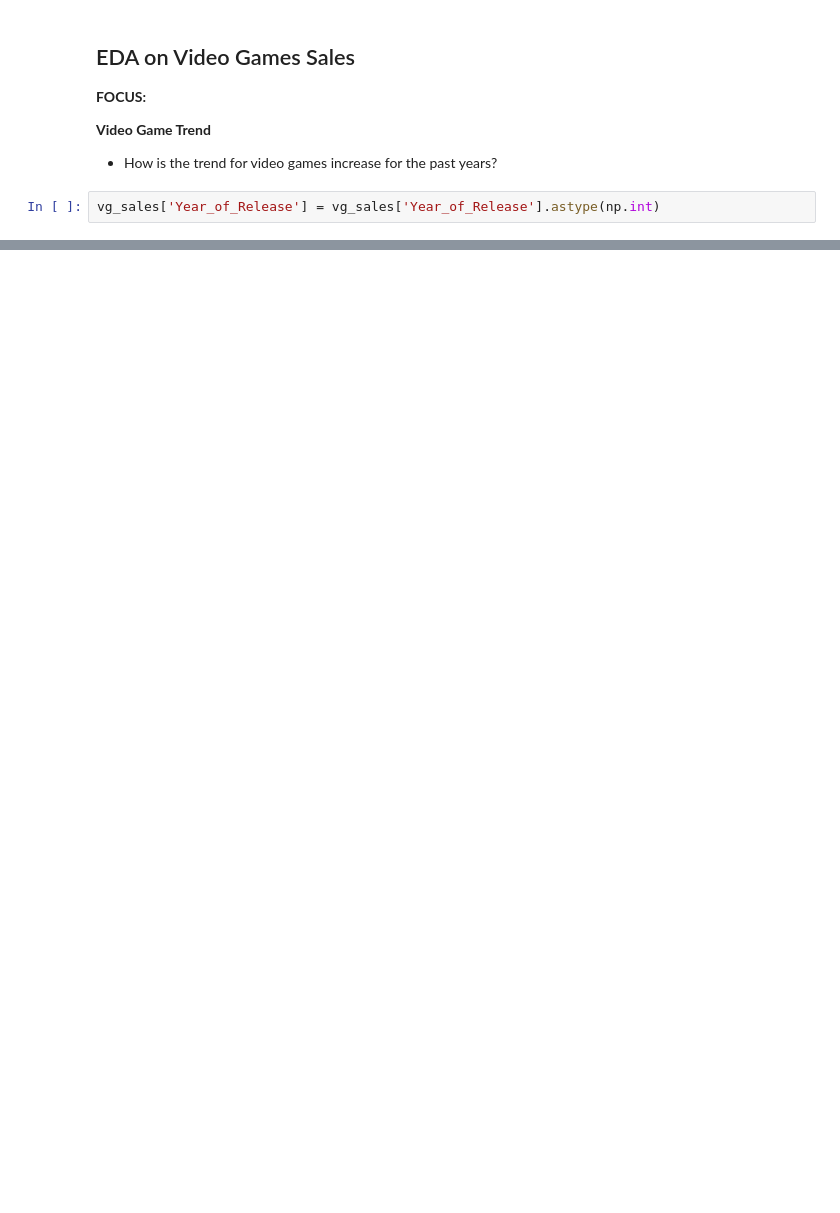
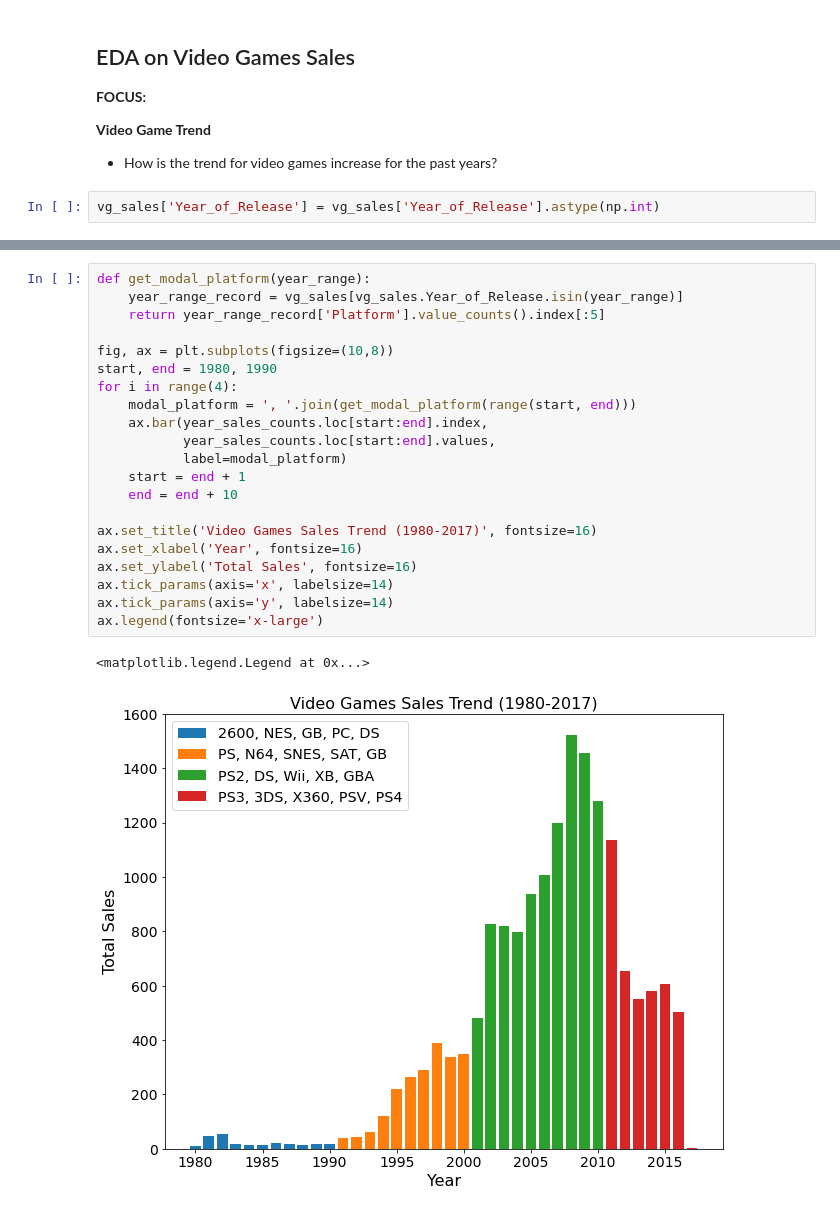
Before and after one commit to fvea/exploratory-data-analysis-video-games-sales, a Jupyter notebook: EDA on Video Games Sales.ipynb, the cells around one changed output, grey strips where cells are left out. Drawn from its saved outputs; the diff is of its cells as text; blank space fills up the shorter version.

```diff
--- a/EDA on Video Games Sales.ipynb
+++ b/EDA on Video Games Sales.ipynb
@@ -54,0 +81,24 @@ ax.bar(year_sales_count.index, year_sales_count.values)
+# %%
+def get_modal_platform(year_range):
+    year_range_record = vg_sales[vg_sales.Year_of_Release.isin(year_range)]
+    return year_range_record['Platform'].value_counts().index[:5]
+
+fig, ax = plt.subplots(figsize=(10,8))
+start, end = 1980, 1990
+for i in range(4):
+    modal_platform = ', '.join(get_modal_platform(range(start, end)))
+    ax.bar(year_sales_counts.loc[start:end].index,
+           year_sales_counts.loc[start:end].values,
+           label=modal_platform)
+    start = end + 1
+    end = end + 10
+
+ax.set_title('Video Games Sales Trend (1980-2017)', fontsize=16)
+ax.set_xlabel('Year', fontsize=16)
+ax.set_ylabel('Total Sales', fontsize=16)
+ax.tick_params(axis='x', labelsize=14)
+ax.tick_params(axis='y', labelsize=14)
+ax.legend(fontsize='x-large')
+# %% [output]
+<matplotlib.legend.Legend at 0x...>
+[figure, added]
```
Also changed, not shown: parts of 10 cells of this notebook.
